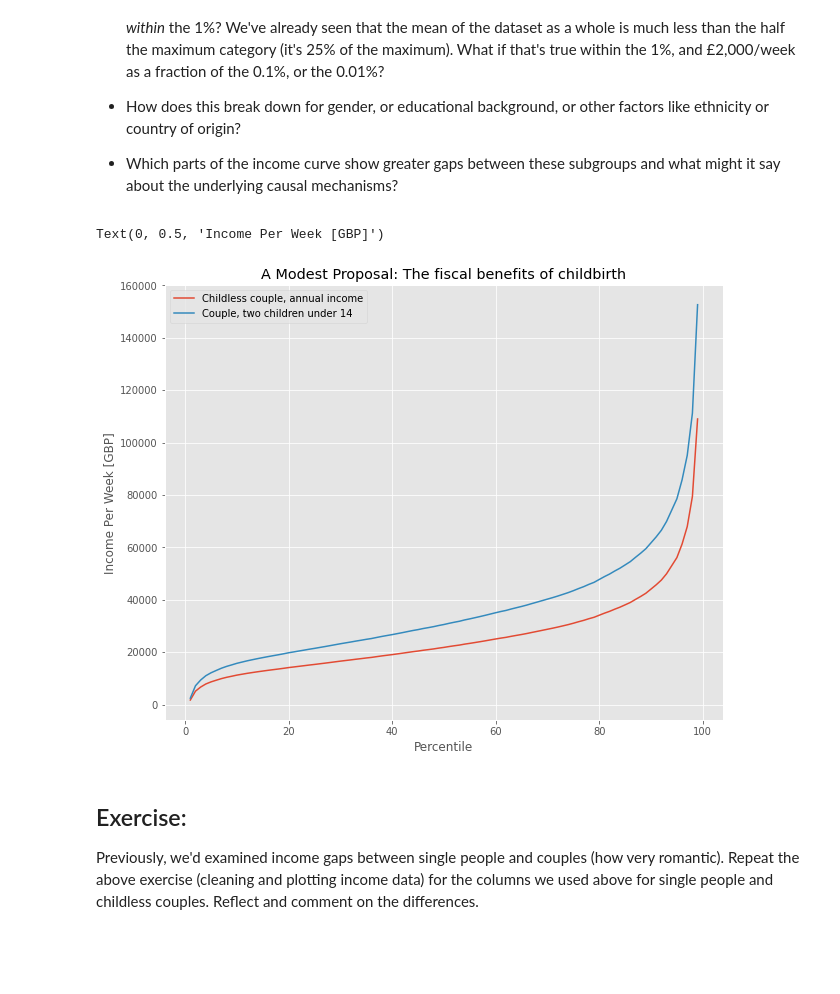
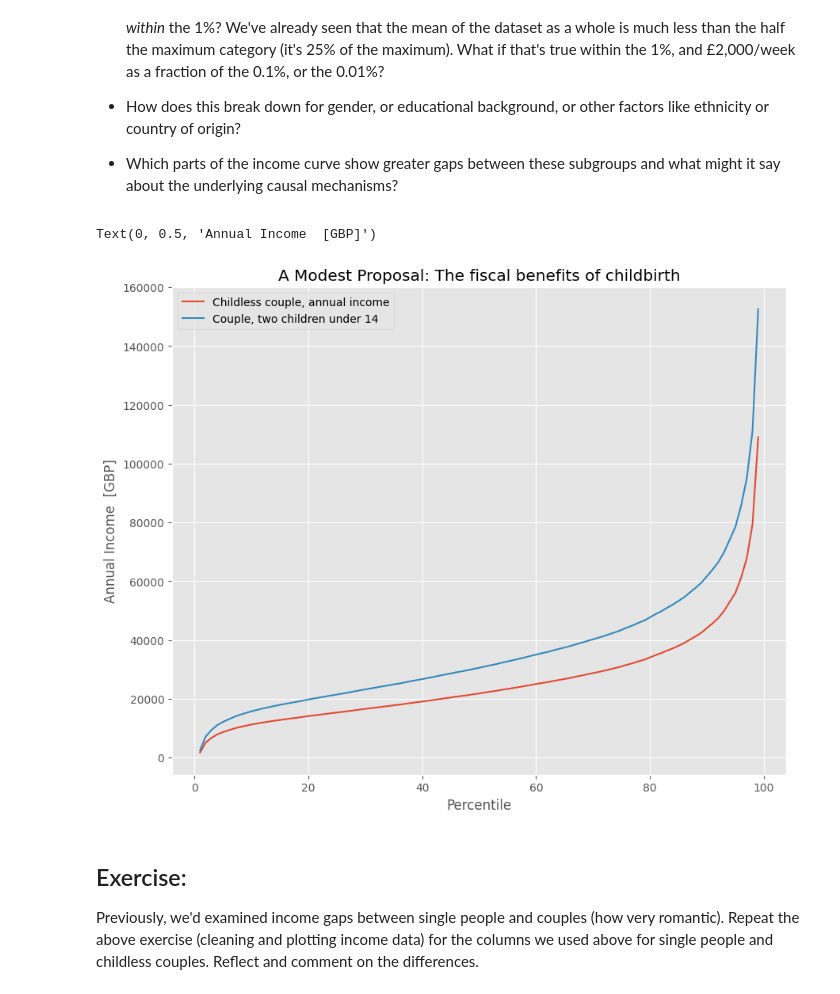
Before and after one commit to annagooding/QM2-2024, a Jupyter notebook: notebooks/W02. Pandas.ipynb, the cells around one changed output. Drawn from its saved outputs; the diff is of its cells as text; code cells hidden in the pictures; blank space fills up the shorter version.

```diff
--- a/notebooks/W02. Pandas.ipynb
+++ b/notebooks/W02. Pandas.ipynb
@@ -323,11 +362,11 @@ For me, this data starts to beg further questions. How would we answer these?
 # %%
 clean.plot()
 plt.title('A Modest Proposal: The fiscal benefits of childbirth')
 plt.xlabel('Percentile')
-plt.ylabel('Income Per Week [GBP]')
+plt.ylabel('Annual Income  [GBP]')
 # %% [output]
-Text(0, 0.5, 'Income Per Week [GBP]')
+Text(0, 0.5, 'Annual Income  [GBP]')
-[figure, old version]
+[figure, new version]
 # %% [markdown]
 ## Exercise:
 
```
Also changed, not shown: parts of 21 cells of this notebook.
